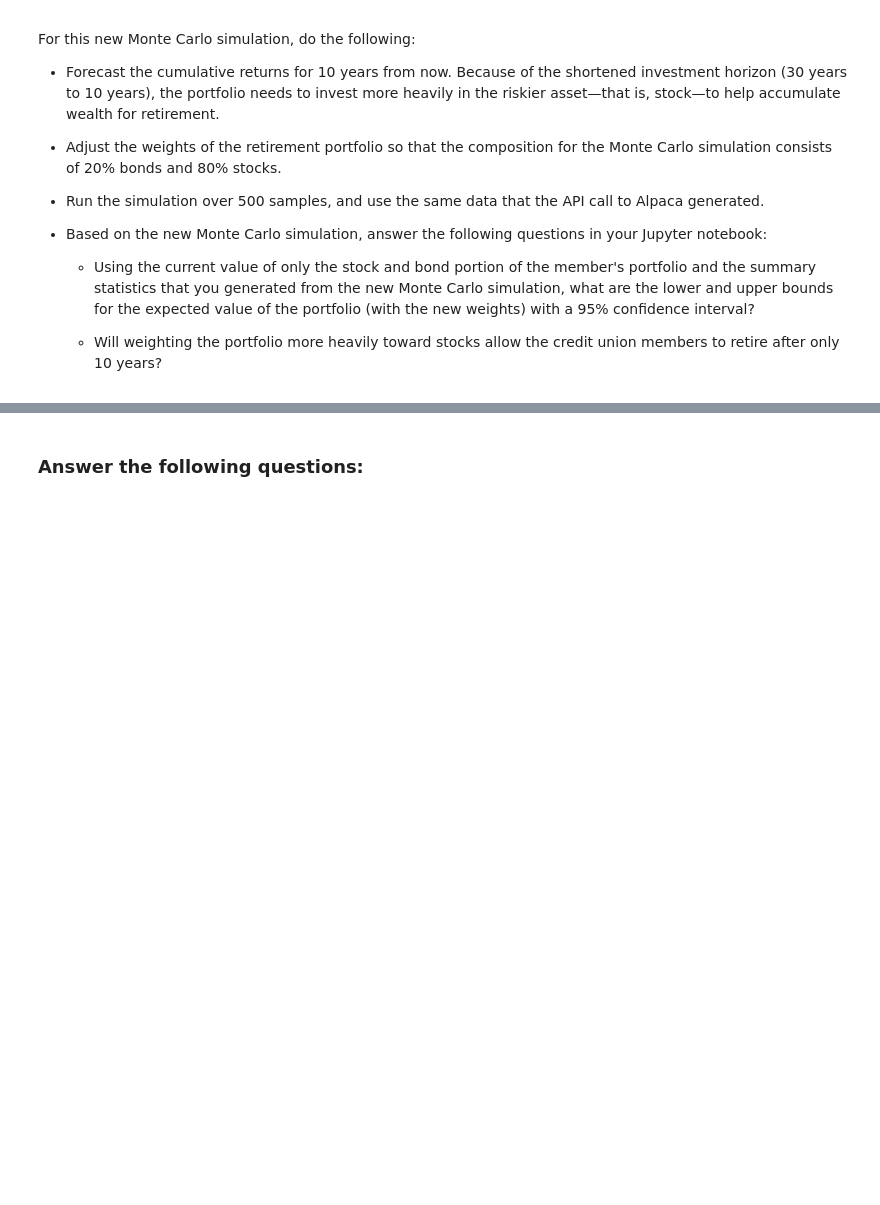
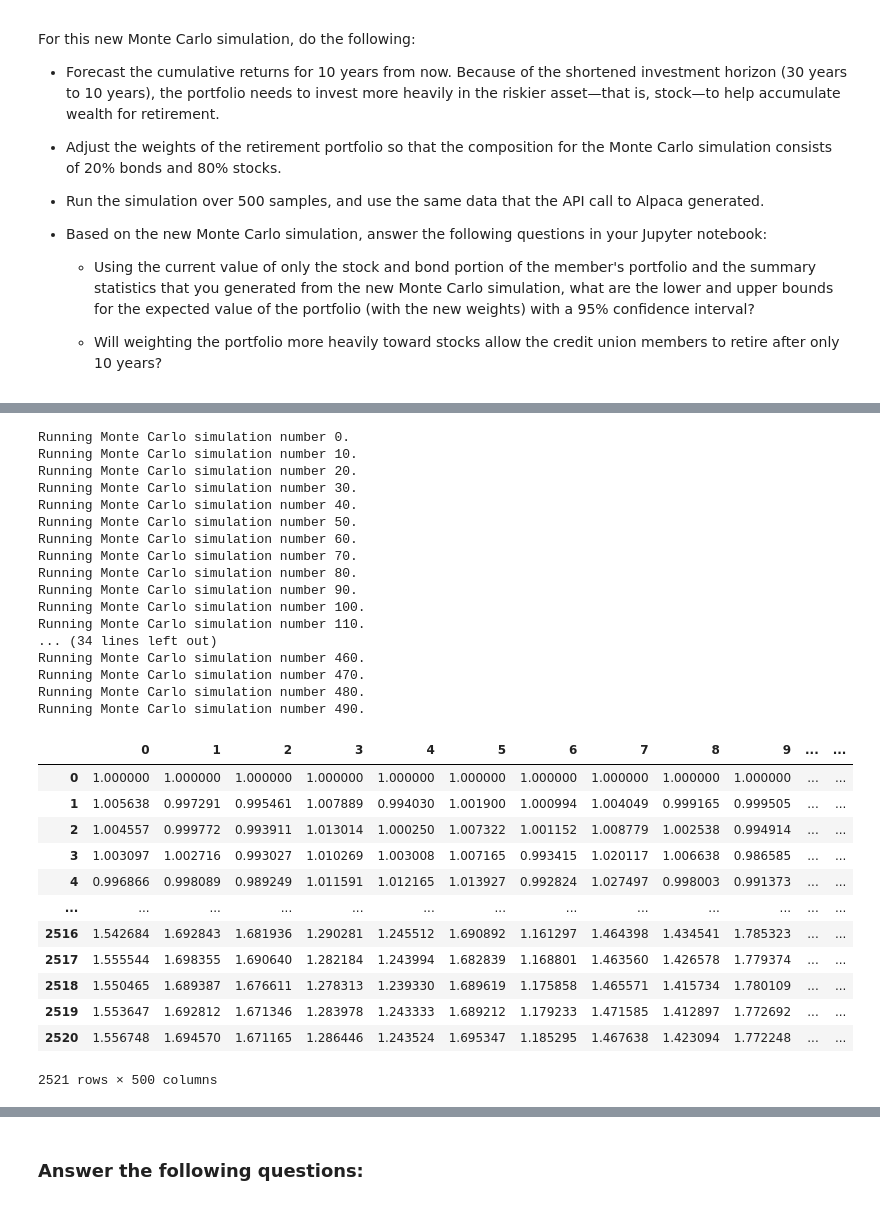
Before and after one commit to AquibaB/Financial-planning-tools, a Jupyter notebook: financial_planning_tools.ipynb, the cells around one changed output, grey strips where cells are left out. Drawn from its saved outputs; the diff is of its cells as text; code cells hidden in the pictures; blank space fills up the shorter version.

```diff
--- a/financial_planning_tools.ipynb
+++ b/financial_planning_tools.ipynb
@@ -610,3 +621,36 @@ For this new Monte Carlo simulation, do the following:
+# %%
+MC_portfolio_10.calc_cumulative_return()
+# %% [output]
+Running Monte Carlo simulation number 0.
+Running Monte Carlo simulation number 10.
+Running Monte Carlo simulation number 20.
+Running Monte Carlo simulation number 30.
+Running Monte Carlo simulation number 40.
+Running Monte Carlo simulation number 50.
+Running Monte Carlo simulation number 60.
+Running Monte Carlo simulation number 70.
+Running Monte Carlo simulation number 80.
+Running Monte Carlo simulation number 90.
+Running Monte Carlo simulation number 100.
+Running Monte Carlo simulation number 110.
+... (34 lines left out)
+Running Monte Carlo simulation number 460.
+Running Monte Carlo simulation number 470.
+Running Monte Carlo simulation number 480.
+Running Monte Carlo simulation number 490.
+|  | 0 | 1 | 2 | 3 | 4 | 5 | 6 | 7 | 8 | 9 | ... | ... |
+| 0 | 1.000000 | 1.000000 | 1.000000 | 1.000000 | 1.000000 | 1.000000 | 1.000000 | 1.000000 | 1.000000 | 1.000000 | ... | ... |
+| 1 | 1.005638 | 0.997291 | 0.995461 | 1.007889 | 0.994030 | 1.001900 | 1.000994 | 1.004049 | 0.999165 | 0.999505 | ... | ... |
+| 2 | 1.004557 | 0.999772 | 0.993911 | 1.013014 | 1.000250 | 1.007322 | 1.001152 | 1.008779 | 1.002538 | 0.994914 | ... | ... |
+| 3 | 1.003097 | 1.002716 | 0.993027 | 1.010269 | 1.003008 | 1.007165 | 0.993415 | 1.020117 | 1.006638 | 0.986585 | ... | ... |
+| 4 | 0.996866 | 0.998089 | 0.989249 | 1.011591 | 1.012165 | 1.013927 | 0.992824 | 1.027497 | 0.998003 | 0.991373 | ... | ... |
+| ... | ... | ... | ... | ... | ... | ... | ... | ... | ... | ... | ... | ... |
+| 2516 | 1.542684 | 1.692843 | 1.681936 | 1.290281 | 1.245512 | 1.690892 | 1.161297 | 1.464398 | 1.434541 | 1.785323 | ... | ... |
+| 2517 | 1.555544 | 1.698355 | 1.690640 | 1.282184 | 1.243994 | 1.682839 | 1.168801 | 1.463560 | 1.426578 | 1.779374 | ... | ... |
+| 2518 | 1.550465 | 1.689387 | 1.676611 | 1.278313 | 1.239330 | 1.689619 | 1.175858 | 1.465571 | 1.415734 | 1.780109 | ... | ... |
+| 2519 | 1.553647 | 1.692812 | 1.671346 | 1.283978 | 1.243333 | 1.689212 | 1.179233 | 1.471585 | 1.412897 | 1.772692 | ... | ... |
+| 2520 | 1.556748 | 1.694570 | 1.671165 | 1.286446 | 1.243524 | 1.695347 | 1.185295 | 1.467638 | 1.423094 | 1.772248 | ... | ... |
+2521 rows × 500 columns
 # %%
 # Visualize the 10-year Monte Carlo simulation by creating an
 # overlay line plot
```
Also changed, not shown: parts of 5 cells of this notebook.
